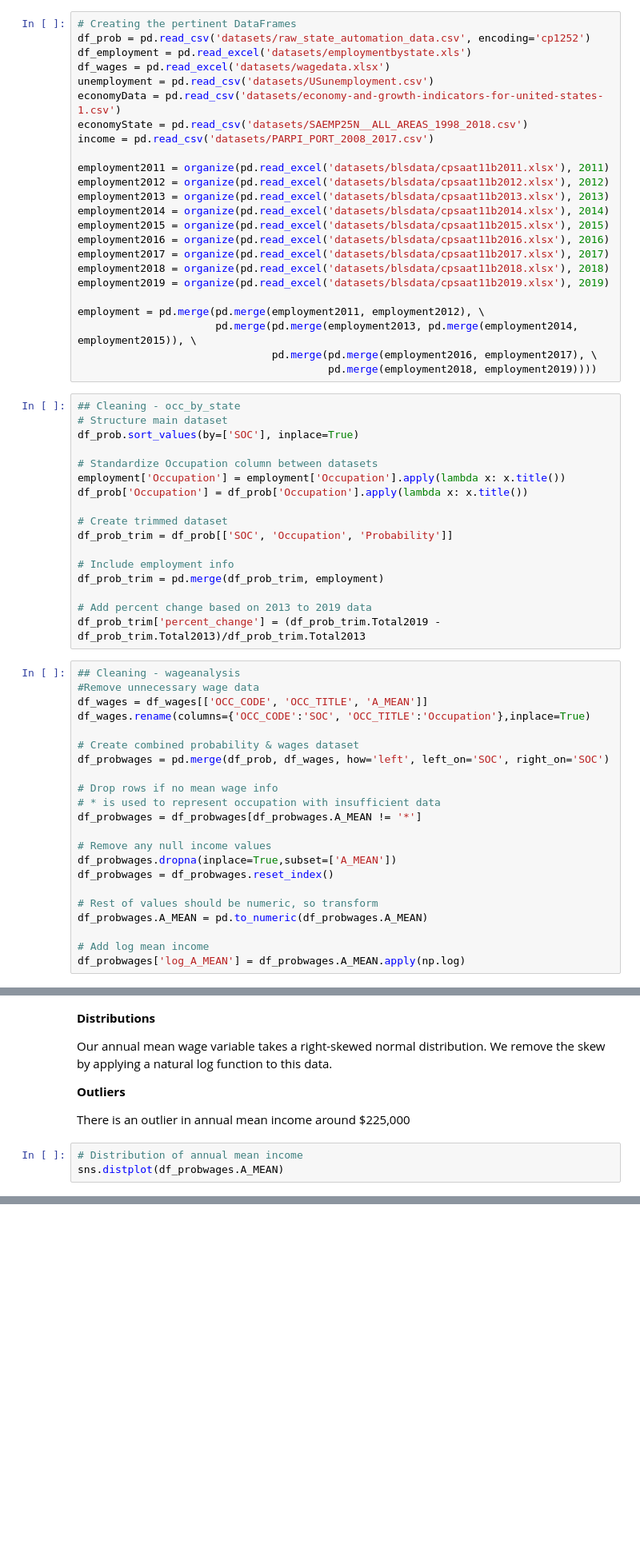
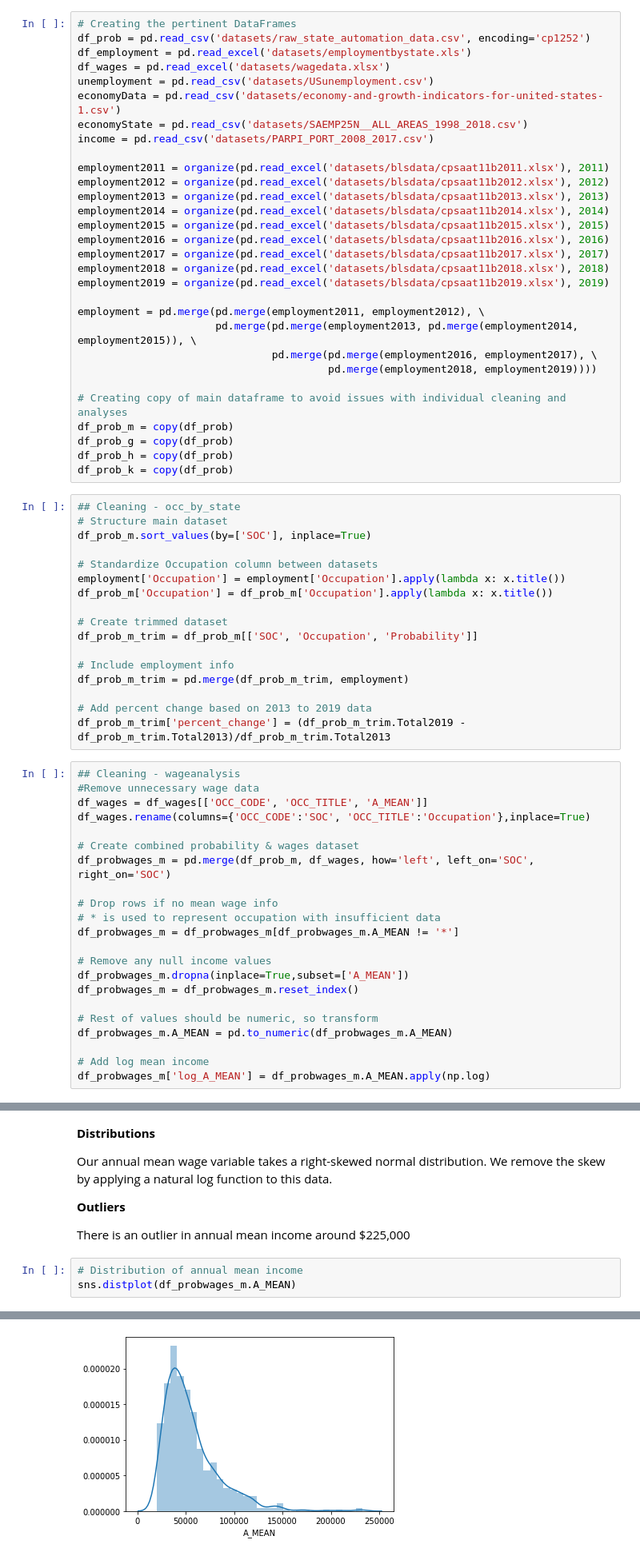
Before and after one commit to COGS108/group11_sp20, a Jupyter notebook: FinalProject_group11.ipynb, the cells around one changed output, grey strips where cells are left out. Shown at 80% size. Cells and saved outputs as stored; diff of their text form; blank space fills up the shorter version.

Commit message:
Add variable name changes - add individual copies of main dataset to avoid conflict in cleaning/aanlysis - rename variables to match

```diff
--- a/FinalProject_group11.ipynb
+++ b/FinalProject_group11.ipynb
@@ -173,23 +173,29 @@ employment = pd.merge(pd.merge(employment2011, employment2012), \
                       pd.merge(pd.merge(employment2013, pd.merge(employment2014, employment2015)), \
                                pd.merge(pd.merge(employment2016, employment2017), \
                                         pd.merge(employment2018, employment2019))))
+
+# Creating copy of main dataframe to avoid issues with individual cleaning and analyses
+df_prob_m = copy(df_prob)
+df_prob_g = copy(df_prob)
+df_prob_h = copy(df_prob)
+df_prob_k = copy(df_prob)
 # %%
 ## Cleaning - occ_by_state
 # Structure main dataset
-df_prob.sort_values(by=['SOC'], inplace=True)
+df_prob_m.sort_values(by=['SOC'], inplace=True)
 
 # Standardize Occupation column between datasets
 employment['Occupation'] = employment['Occupation'].apply(lambda x: x.title())
-df_prob['Occupation'] = df_prob['Occupation'].apply(lambda x: x.title())
+df_prob_m['Occupation'] = df_prob_m['Occupation'].apply(lambda x: x.title())
 
 # Create trimmed dataset
-df_prob_trim = df_prob[['SOC', 'Occupation', 'Probability']]
+df_prob_m_trim = df_prob_m[['SOC', 'Occupation', 'Probability']]
 
 # Include employment info
-df_prob_trim = pd.merge(df_prob_trim, employment)
+df_prob_m_trim = pd.merge(df_prob_m_trim, employment)
 
 # Add percent change based on 2013 to 2019 data
-df_prob_trim['percent_change'] = (df_prob_trim.Total2019 - df_prob_trim.Total2013)/df_prob_trim.Total2013
+df_prob_m_trim['percent_change'] = (df_prob_m_trim.Total2019 - df_prob_m_trim.Total2013)/df_prob_m_trim.Total2013
 # %%
 ## Cleaning - wageanalysis
 #Remove unnecessary wage data
@@ -197,21 +203,21 @@ df_wages = df_wages[['OCC_CODE', 'OCC_TITLE', 'A_MEAN']]
 df_wages.rename(columns={'OCC_CODE':'SOC', 'OCC_TITLE':'Occupation'},inplace=True)
 
 # Create combined probability & wages dataset
-df_probwages = pd.merge(df_prob, df_wages, how='left', left_on='SOC', right_on='SOC')
+df_probwages_m = pd.merge(df_prob_m, df_wages, how='left', left_on='SOC', right_on='SOC')
 
 # Drop rows if no mean wage info
 # * is used to represent occupation with insufficient data
-df_probwages = df_probwages[df_probwages.A_MEAN != '*']
+df_probwages_m = df_probwages_m[df_probwages_m.A_MEAN != '*']
 
 # Remove any null income values
-df_probwages.dropna(inplace=True,subset=['A_MEAN'])
-df_probwages = df_probwages.reset_index()
+df_probwages_m.dropna(inplace=True,subset=['A_MEAN'])
+df_probwages_m = df_probwages_m.reset_index()
 
 # Rest of values should be numeric, so transform
-df_probwages.A_MEAN = pd.to_numeric(df_probwages.A_MEAN)
+df_probwages_m.A_MEAN = pd.to_numeric(df_probwages_m.A_MEAN)
 
 # Add log mean income
-df_probwages['log_A_MEAN'] = df_probwages.A_MEAN.apply(np.log)
+df_probwages_m['log_A_MEAN'] = df_probwages_m.A_MEAN.apply(np.log)
 # %%
 ## Cleaning - state_analysis
 # Clean employment data
@@ -410,4 +432,5 @@ Our annual mean wage variable takes a right-skewed normal distribution. We remov
 There is an outlier in annual mean income around $225,000
 # %%
 # Distribution of annual mean income
-sns.distplot(df_probwages.A_MEAN)
+sns.distplot(df_probwages_m.A_MEAN)
+# %% [output]
@@ -414,2 +438,3 @@ sns.distplot(df_probwages.A_MEAN)
+[figure, added]
 # %%
 # Investigate mean annual income outlier
```
Also changed, not shown: parts of 18 cells of this notebook.
